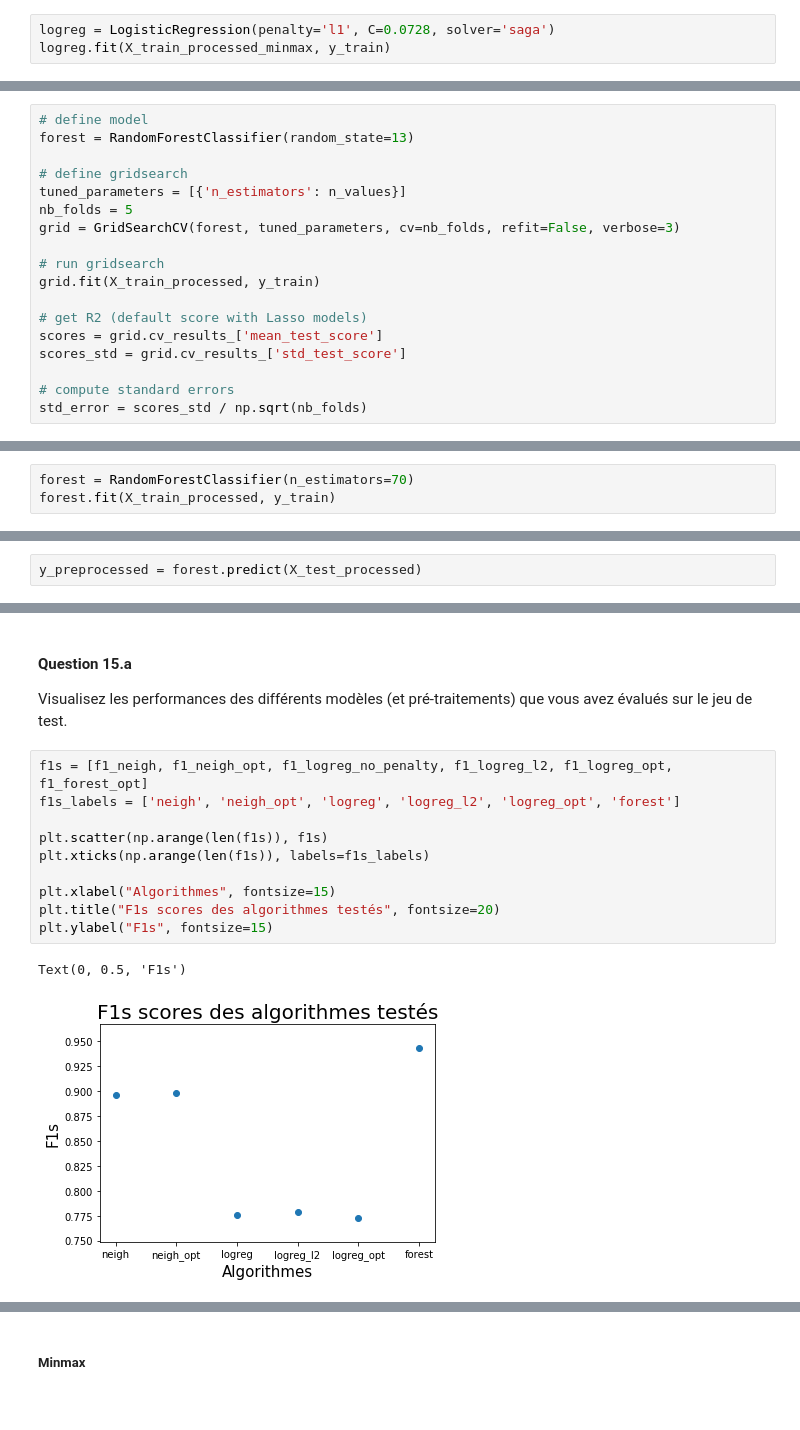
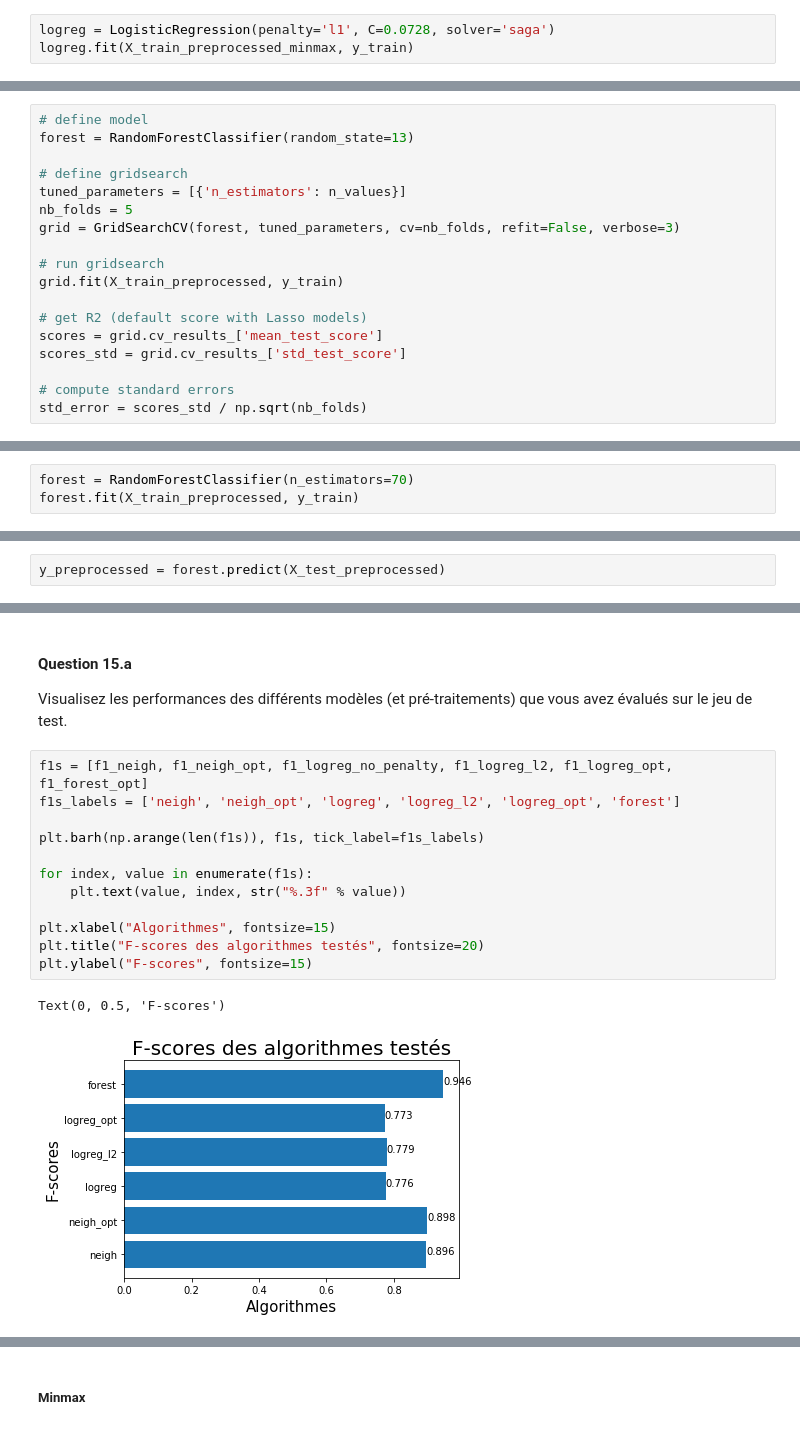
Before and after one commit to TristanCotillard/Projet_sdd, a Jupyter notebook: Projet.ipynb, the cells around one changed output, grey strips where cells are left out. Cells and saved outputs as stored; diff of their text form.

Commit message:
correction minmax graph

```diff
--- a/Projet.ipynb
+++ b/Projet.ipynb
@@ -672,7 +700,7 @@ optimal C: 0.0728
 best R2 (test set): 0.7740
 # %%
 logreg = LogisticRegression(penalty='l1', C=0.0728, solver='saga')
-logreg.fit(X_train_processed_minmax, y_train)
+logreg.fit(X_train_preprocessed_minmax, y_train)
 # %% [output]
 LogisticRegression(C=0.0728, class_weight=None, dual=False, fit_intercept=True,
                    intercept_scaling=1, l1_ratio=None, max_iter=100,
@@ -711,7 +739,7 @@ nb_folds = 5
 grid = GridSearchCV(forest, tuned_parameters, cv=nb_folds, refit=False, verbose=3)
 
 # run gridsearch
-grid.fit(X_train_processed, y_train)
+grid.fit(X_train_preprocessed, y_train)
 
 # get R2 (default score with Lasso models)
 scores = grid.cv_results_['mean_test_score']
@@ -757,7 +789,7 @@ optimal n: 70.0000
 best R2 (test set): 0.9306
 # %%
 forest = RandomForestClassifier(n_estimators=70)
-forest.fit(X_train_processed, y_train)
+forest.fit(X_train_preprocessed, y_train)
 # %% [output]
 RandomForestClassifier(bootstrap=True, ccp_alpha=0.0, class_weight=None,
                        criterion='gini', max_depth=None, max_features='auto',
@@ -768,6 +800,6 @@ RandomForestClassifier(bootstrap=True, ccp_alpha=0.0, class_weight=None,
                        n_jobs=None, oob_score=False, random_state=None,
                        verbose=0, warm_start=False)
 # %%
-y_preprocessed = forest.predict(X_test_processed)
+y_preprocessed = forest.predict(X_test_preprocessed)
 # %%
 f1_forest_opt = metrics.f1_score(y_test,y_preprocessed)
@@ -859,14 +893,16 @@ Visualisez les performances des différents modèles (et pré-traitements) que v
 # %%
 f1s = [f1_neigh, f1_neigh_opt, f1_logreg_no_penalty, f1_logreg_l2, f1_logreg_opt, f1_forest_opt]
 f1s_labels = ['neigh', 'neigh_opt', 'logreg', 'logreg_l2', 'logreg_opt', 'forest']
 
-plt.scatter(np.arange(len(f1s)), f1s)
-plt.xticks(np.arange(len(f1s)), labels=f1s_labels)
+plt.barh(np.arange(len(f1s)), f1s, tick_label=f1s_labels)
+
+for index, value in enumerate(f1s):
+    plt.text(value, index, str("%.3f" % value))
 
 plt.xlabel("Algorithmes", fontsize=15)
-plt.title("F1s scores des algorithmes testés", fontsize=20)
-plt.ylabel("F1s", fontsize=15)
+plt.title("F-scores des algorithmes testés", fontsize=20)
+plt.ylabel("F-scores", fontsize=15)
 # %% [output]
-Text(0, 0.5, 'F1s')
+Text(0, 0.5, 'F-scores')
-[figure, old version]
+[figure, new version]
 # %%
```
Also changed, not shown: parts of 82 cells of this notebook, 1 other file.
